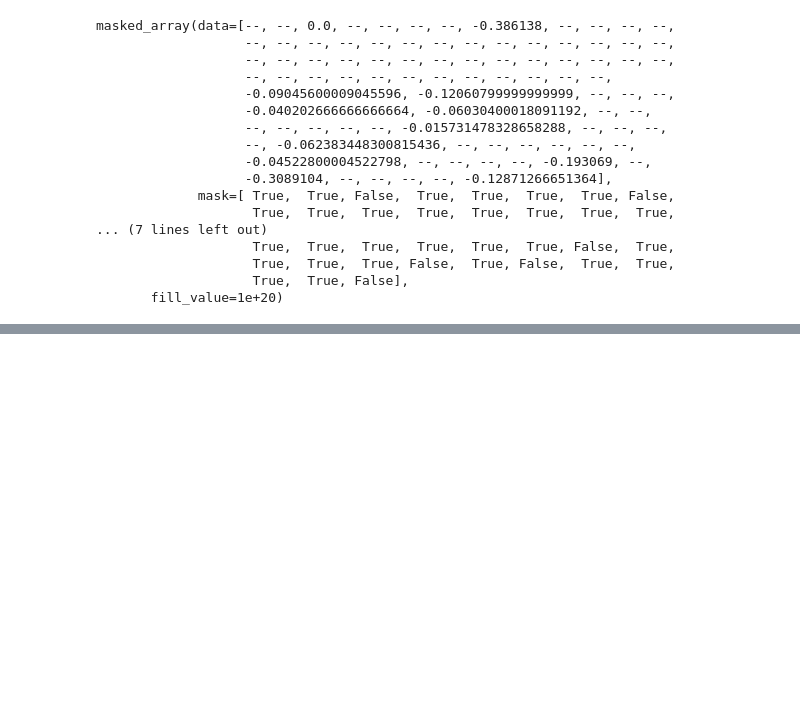
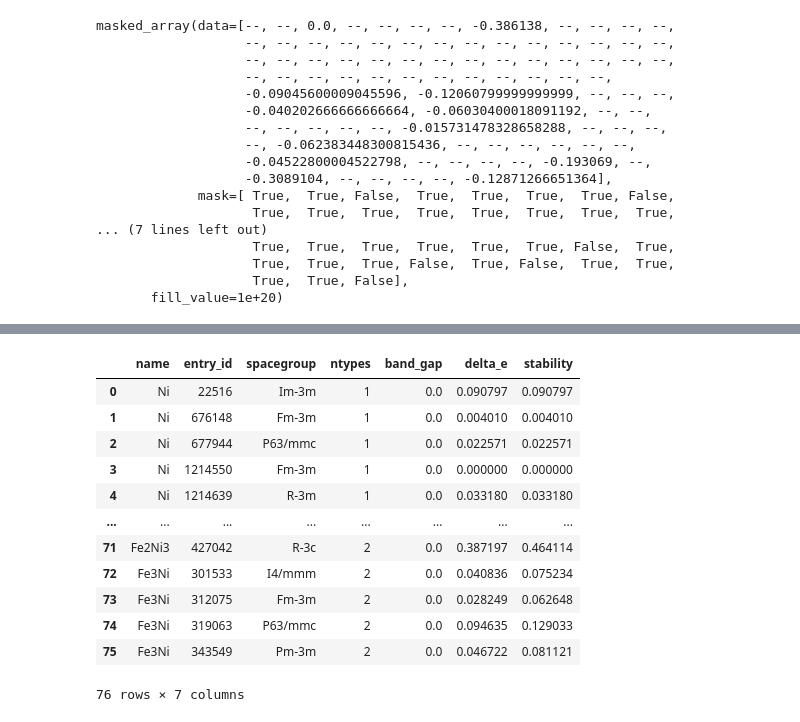
Before and after one commit to jh-song-en/matDBAPI, a Jupyter notebook: test.ipynb, the cells around one changed output, grey strips where cells are left out. Cells and saved outputs as stored; diff of their text form; code cells hidden in the pictures; blank space fills up the shorter version.

```diff
--- a/test.ipynb
+++ b/test.ipynb
@@ -260,0 +308,19 @@ with pd.option_context('display.max_rows', None, 'display.max_columns', None):
+# %%
+from API import APIRester
+composition = ["Ni", "Fe"]
+Rester = APIRester(composition, 'oq')
+Rester.df
+# %% [output]
+|  | name | entry_id | spacegroup | ntypes | band_gap | delta_e | stability |
+| 0 | Ni | 22516 | Im-3m | 1 | 0.0 | 0.090797 | 0.090797 |
+| 1 | Ni | 676148 | Fm-3m | 1 | 0.0 | 0.004010 | 0.004010 |
+| 2 | Ni | 677944 | P63/mmc | 1 | 0.0 | 0.022571 | 0.022571 |
+| 3 | Ni | 1214550 | Fm-3m | 1 | 0.0 | 0.000000 | 0.000000 |
+| 4 | Ni | 1214639 | R-3m | 1 | 0.0 | 0.033180 | 0.033180 |
+| ... | ... | ... | ... | ... | ... | ... | ... |
+| 71 | Fe2Ni3 | 427042 | R-3c | 2 | 0.0 | 0.387197 | 0.464114 |
+| 72 | Fe3Ni | 301533 | I4/mmm | 2 | 0.0 | 0.040836 | 0.075234 |
+| 73 | Fe3Ni | 312075 | Fm-3m | 2 | 0.0 | 0.028249 | 0.062648 |
+| 74 | Fe3Ni | 319063 | P63/mmc | 2 | 0.0 | 0.094635 | 0.129033 |
+| 75 | Fe3Ni | 343549 | Pm-3m | 2 | 0.0 | 0.046722 | 0.081121 |
+76 rows × 7 columns
```
Also changed, not shown: parts of 6 cells of this notebook, 1 other file.
